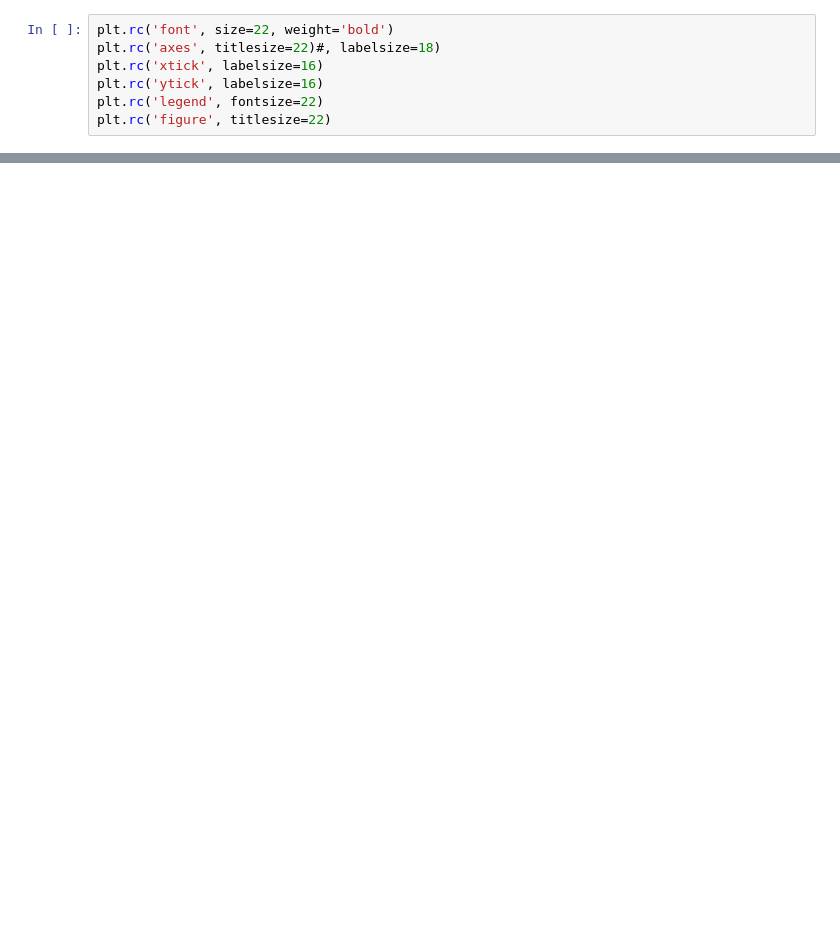
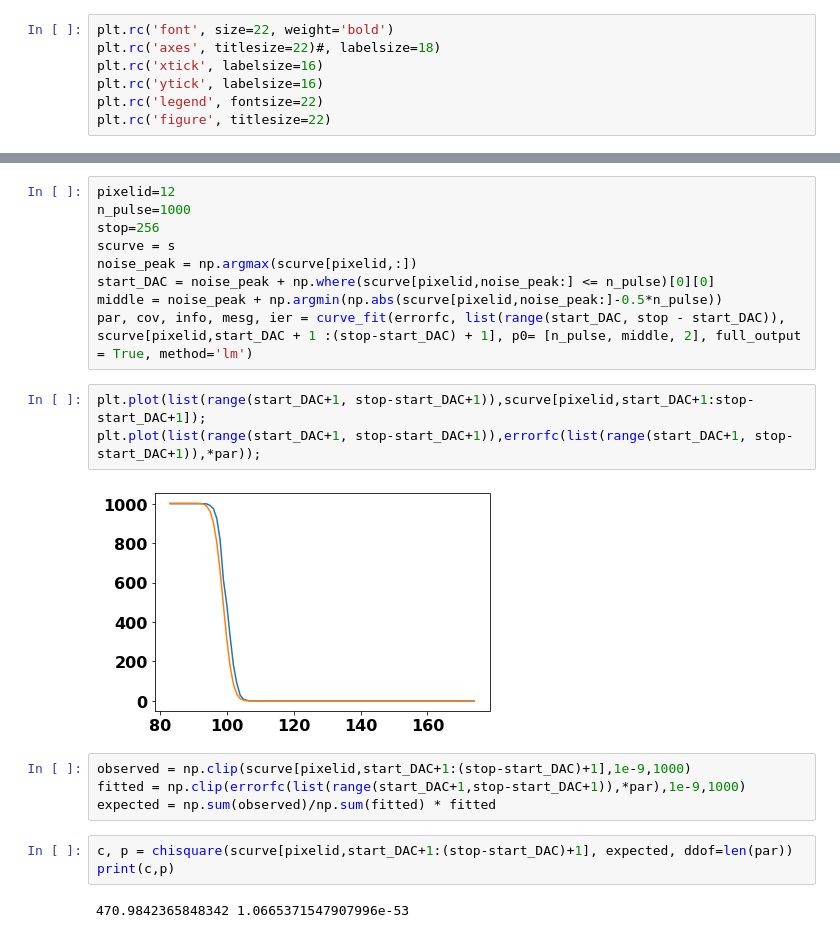
Before and after one commit to jennetd/OT, a Jupyter notebook: notebooks/scurves.ipynb, the cells around one changed output, grey strips where cells are left out. Saved outputs shown, nothing was run; the diff lists cells and outputs as text; blank space fills up the shorter version.

```diff
--- a/notebooks/scurves.ipynb
+++ b/notebooks/scurves.ipynb
@@ -89,0 +114,23 @@ scurve_plots(mapsas,"Bump")
+# %%
+pixelid=12
+n_pulse=1000
+stop=256
+scurve = s
+noise_peak = np.argmax(scurve[pixelid,:])
+start_DAC = noise_peak + np.where(scurve[pixelid,noise_peak:] <= n_pulse)[0][0]
+middle = noise_peak + np.argmin(np.abs(scurve[pixelid,noise_peak:]-0.5*n_pulse))
+par, cov, info, mesg, ier = curve_fit(errorfc, list(range(start_DAC, stop - start_DAC)), scurve[pixelid,start_DAC + 1 :(stop-start_DAC) + 1], p0= [n_pulse, middle, 2], full_output = True, method='lm')
+# %%
+plt.plot(list(range(start_DAC+1, stop-start_DAC+1)),scurve[pixelid,start_DAC+1:stop-start_DAC+1]);
+plt.plot(list(range(start_DAC+1, stop-start_DAC+1)),errorfc(list(range(start_DAC+1, stop-start_DAC+1)),*par));
+# %% [output]
+[figure, added]
+# %%
+observed = np.clip(scurve[pixelid,start_DAC+1:(stop-start_DAC)+1],1e-9,1000)
+fitted = np.clip(errorfc(list(range(start_DAC+1,stop-start_DAC+1)),*par),1e-9,1000)
+expected = np.sum(observed)/np.sum(fitted) * fitted
+# %%
+c, p = chisquare(scurve[pixelid,start_DAC+1:(stop-start_DAC)+1], expected, ddof=len(par))
+print(c,p)
+# %% [output]
+470.9842365848342 1.0665371547907996e-53
```
Also changed, not shown: parts of 17 cells of this notebook, 5 other files.
